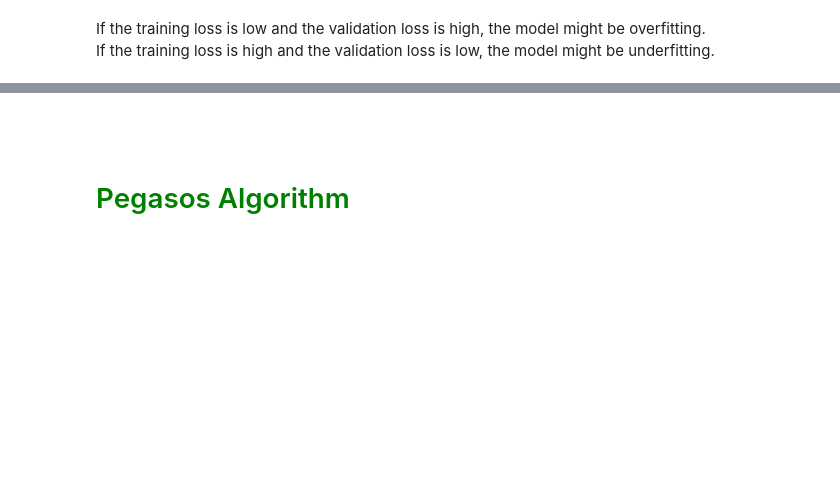
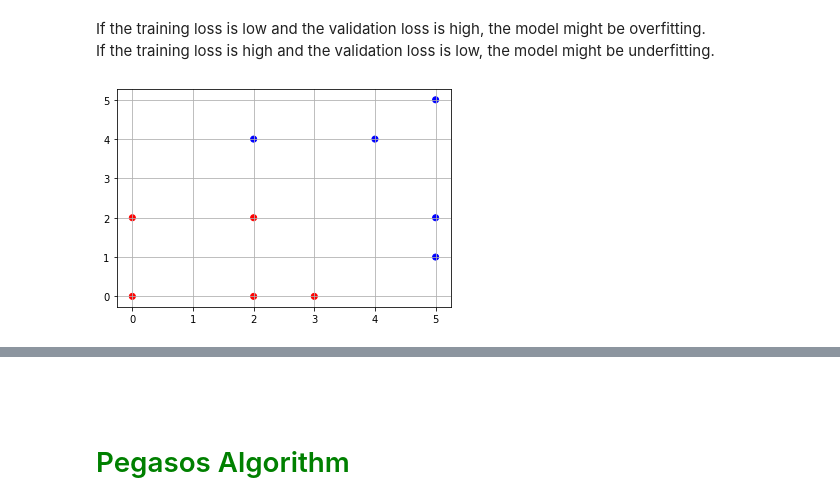
Before and after one commit to feiyiwang/feiyiwang.github.io, a Jupyter notebook: notebook/jupyter/lc_lr.ipynb, the cells around one changed output, grey strips where cells are left out. Saved outputs shown, nothing was run; the diff lists cells and outputs as text; code cells hidden in the pictures; blank space fills up the shorter version.

```diff
--- a/notebook/jupyter/lc_lr.ipynb
+++ b/notebook/jupyter/lc_lr.ipynb
@@ -210,3 +211,13 @@ def hinge_loss(feature_matrix, labels, theta, theta_0):
     y_vector = np.dot(feature_matrix, theta.T) + theta_0
     loss = np.maximum(np.zeros(len(labels)), 1-y_vector*labels)
     return np.mean(loss)
+# %%
+X = [(0,0),(2,0),(3,0),(0,2),(2,2),(5,1),(5,2),(2,4),(4,4),(5,5)]
+y = [ -1,   -1,   -1,   -1,   -1,   +1,   +1,   +1,   +1,   +1  ]
+perceptron_mistakes = [1,9,10,5,9,11,0,3,1,1]
+
+plt.scatter([i[0] for i in X],[i[1] for i in X],color=['r']*5+['b']*5)
+plt.grid()
+plt.show()
+# %% [output]
+[figure, added]
```
Also changed, not shown: parts of 7 cells of this notebook, 9 other files.
